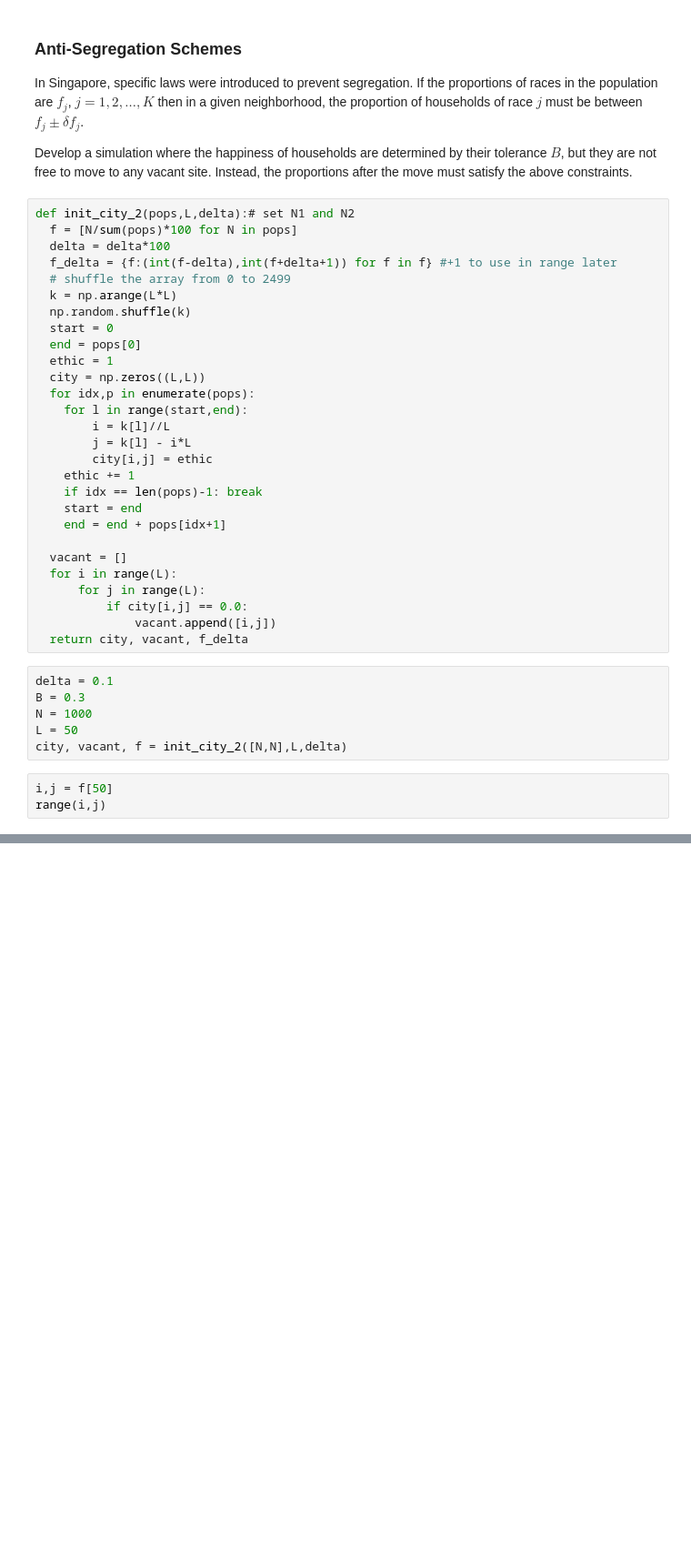
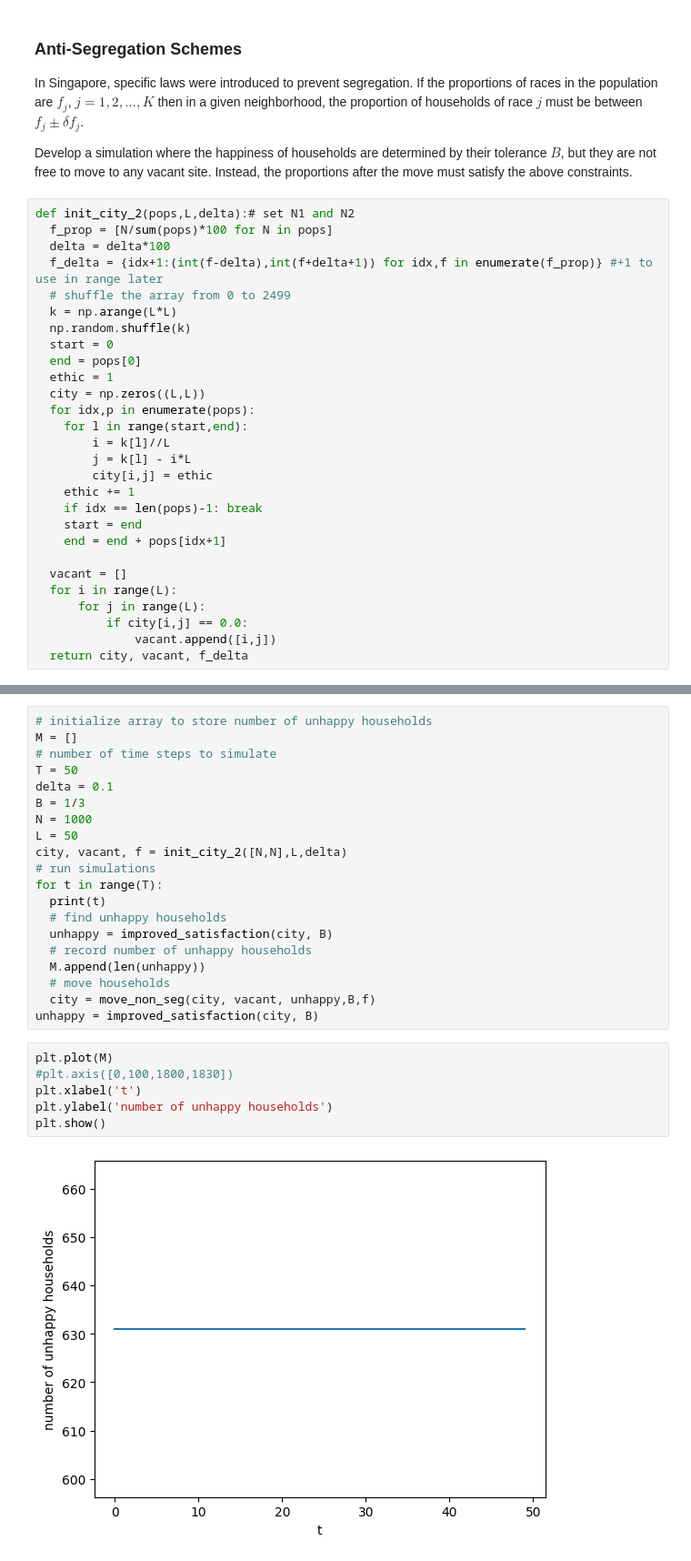
Before and after one commit to PunnawatSiri/Complexity_Science_Course, a Jupyter notebook: Segregation.ipynb, the cells around one changed output, grey strips where cells are left out. Shown at 91% size. Cells and saved outputs as stored; diff of their text form; blank space fills up the shorter version.

```diff
--- a/Segregation.ipynb
+++ b/Segregation.ipynb
@@ -572,9 +572,9 @@ In Singapore, specific laws were introduced to prevent segregation. If the propo
 Develop a simulation where the happiness of households are determined by their tolerance $B$, but they are not free to move to any vacant site. Instead, the proportions after the move must satisfy the above constraints.
 # %%
 def init_city_2(pops,L,delta):# set N1 and N2
-  f = [N/sum(pops)*100 for N in pops]
+  f_prop = [N/sum(pops)*100 for N in pops]
   delta = delta*100
-  f_delta = {f:(int(f-delta),int(f+delta+1)) for f in f} #+1 to use in range later
+  f_delta = {idx+1:(int(f-delta),int(f+delta+1)) for idx,f in enumerate(f_prop)} #+1 to use in range later
   # shuffle the array from 0 to 2499
   k = np.arange(L*L)
   np.random.shuffle(k)
@@ -598,12 +598,3 @@ def init_city_2(pops,L,delta):# set N1 and N2
           if city[i,j] == 0.0:
               vacant.append([i,j])
   return city, vacant, f_delta
-# %%
-delta = 0.1
-B = 0.3
-N = 1000
-L = 50
-city, vacant, f = init_city_2([N,N],L,delta)
-# %%
-i,j = f[50]
-range(i,j)
@@ -670,3 +658,31 @@ def get_neighbors(i0, j0, max_i, max_j):
       if 0 <= ni < max_i and 0 <= nj < max_j:
           neighbors.append((ni, nj))
   return neighbors
+# %%
+# initialize array to store number of unhappy households
+M = []
+# number of time steps to simulate
+T = 50
+delta = 0.1
+B = 1/3
+N = 1000
+L = 50
+city, vacant, f = init_city_2([N,N],L,delta)
+# run simulations
+for t in range(T):
+  print(t)
+  # find unhappy households
+  unhappy = improved_satisfaction(city, B)
+  # record number of unhappy households
+  M.append(len(unhappy))
+  # move households
+  city = move_non_seg(city, vacant, unhappy,B,f)
+unhappy = improved_satisfaction(city, B)
+# %%
+plt.plot(M)
+#plt.axis([0,100,1800,1830])
+plt.xlabel('t')
+plt.ylabel('number of unhappy households')
+plt.show()
+# %% [output]
+[figure, added]
```
Also changed, not shown: parts of 7 cells of this notebook.
